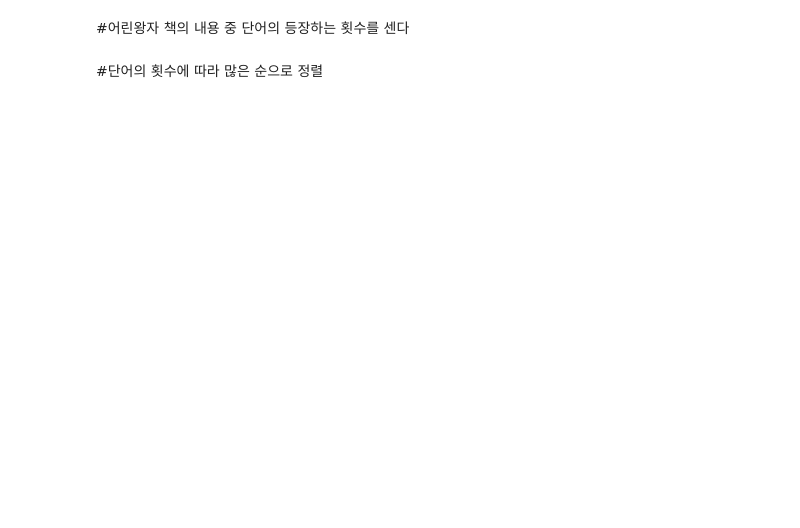
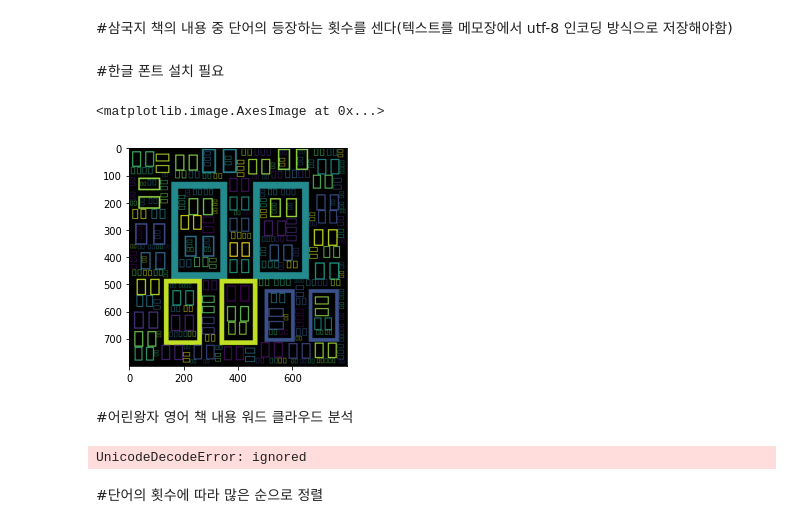
Before and after one commit to osh9149/2022_DataScience, a Jupyter notebook: WordCloud_어린왕자텍스트분석.ipynb, the cells around one changed output. Drawn from its saved outputs; the diff is of its cells as text; code cells hidden in the pictures; blank space fills up the shorter version.

```diff
--- a/WordCloud_어린왕자텍스트분석.ipynb
+++ b/WordCloud_어린왕자텍스트분석.ipynb
@@ -3,10 +26,32 @@
 # %% [markdown]
-#어린왕자 책의 내용 중 단어의 등장하는 횟수를 센다
+#삼국지 책의 내용 중 단어의 등장하는 횟수를 센다(텍스트를 메모장에서 utf-8 인코딩 방식으로 저장해야함)
+# %%
+with open('text33.txt', 'r', encoding='utf-8') as f:
+    text = f.read()
+
+okt = Okt()
+nouns = okt.nouns(text) # 명사만 추출
+
+words = [n for n in nouns if len(n) > 1] # 단어의 길이가 1개인 것은 제외
+
+c = Counter(words) # 위에서 얻은 words를 처리하여 단어별 빈도수 형태의 딕셔너리 데이터를 구함
+# %% [markdown]
+#한글 폰트 설치 필요
+# %%
+wc = WordCloud(font_path='malgun', width=400, height=400, scale=2.0, max_font_size=250)
+gen = wc.generate_from_frequencies(c)
+plt.figure()
+plt.imshow(gen)
+# %% [output]
+<matplotlib.image.AxesImage at 0x...>
+[figure, added]
+# %% [markdown]
+#어린왕자 영어 책 내용 워드 클라우드 분석
 # %%
 import operator
 import string
 #1. 어린왕자 텍스트 파일을 읽어와서 단어가 등장하는 횟수 카운트(counts 딕셔너리에 저장)
-f = open('thelittleprince.txt')
+f = open('test33.txt', encoding='utf-8')
 counts = dict()
 for line in f:
     line = line.rstrip()
@@ -20,6 +65,8 @@ for line in f:
             counts[word] += 1
 
 print(counts)
+# %% [output]
+UnicodeDecodeError: ignored
 # %% [markdown]
 #단어의 횟수에 따라 많은 순으로 정렬
 # %%
```
Also changed, not shown: parts of 11 cells of this notebook.
